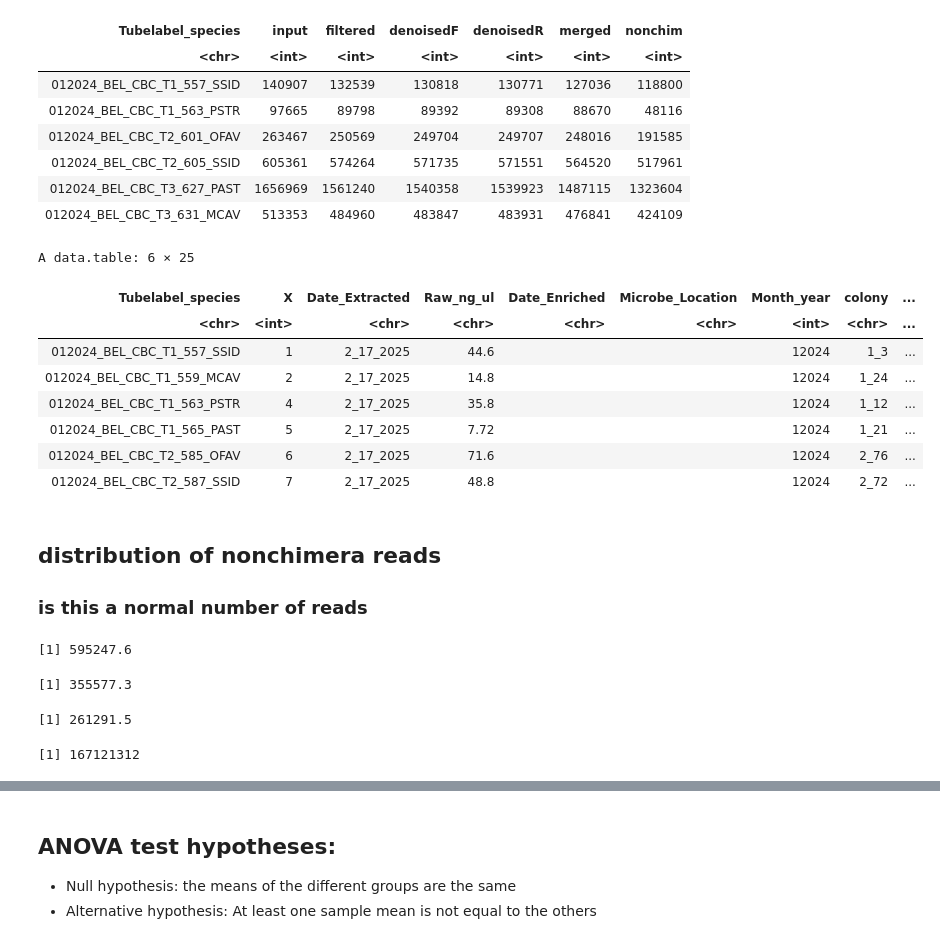
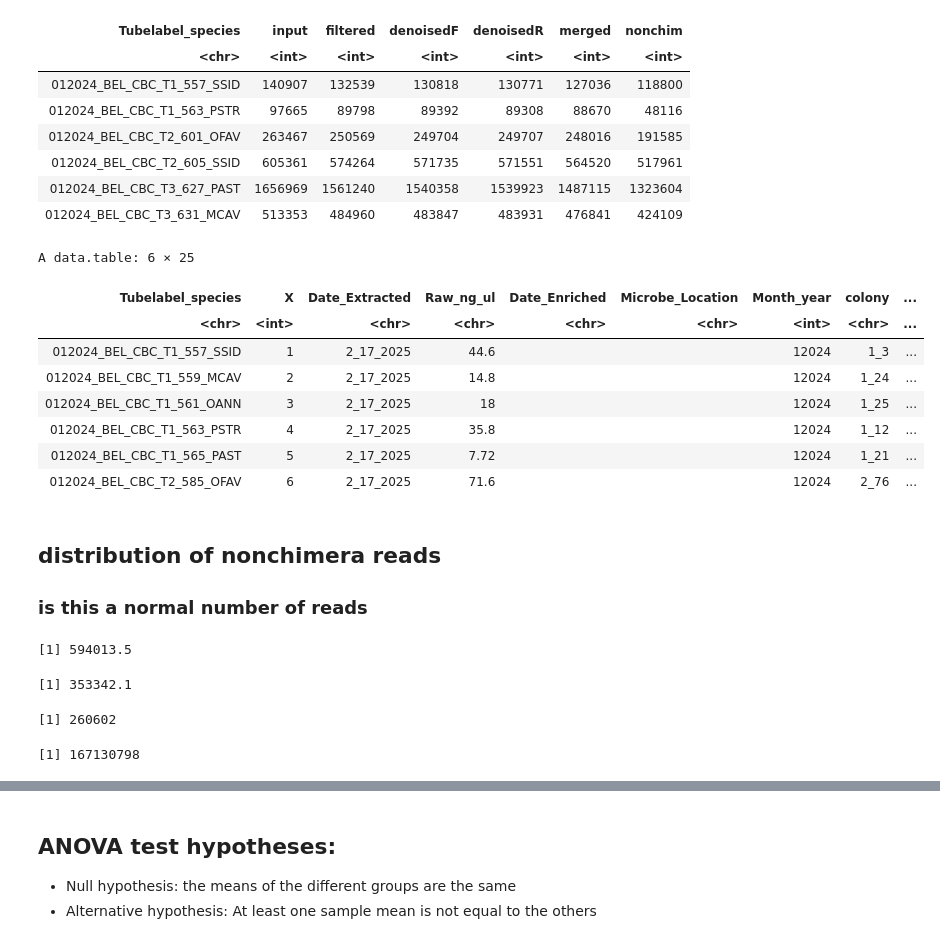
Before and after one commit to cdesouza02/BEL_16S_ITS2, a Jupyter notebook: BEL_16S_outputs/dada2_test.ipynb, the cells around one changed output, grey strips where cells are left out. Saved outputs shown, nothing was run; the diff lists cells and outputs as text; code cells hidden in the pictures.

```diff
--- a/BEL_16S_outputs/dada2_test.ipynb
+++ b/BEL_16S_outputs/dada2_test.ipynb
@@ -161,35 +151,35 @@ track_meta_all <- merge(meta, track, by = "Tubelabel_species", all = FALSE)
 # %%
 track_meta <- track_meta_all[track_meta_all$nonchim > 10000, ]
 # %%
-head(track_meta)
+head(track_meta_all)
 # %% [output]
 A data.table: 6 × 25
 | Tubelabel_species | X | Date_Extracted | Raw_ng_ul | Date_Enriched | Microbe_Location | Month_year | colony | ... |
 | <chr> | <int> | <chr> | <chr> | <chr> | <chr> | <int> | <chr> | ... |
 | 012024_BEL_CBC_T1_557_SSID | 1 | 2_17_2025 | 44.6 |  |  | 12024 | 1_3 | ... |
 | 012024_BEL_CBC_T1_559_MCAV | 2 | 2_17_2025 | 14.8 |  |  | 12024 | 1_24 | ... |
+| 012024_BEL_CBC_T1_561_OANN | 3 | 2_17_2025 | 18 |  |  | 12024 | 1_25 | ... |
 | 012024_BEL_CBC_T1_563_PSTR | 4 | 2_17_2025 | 35.8 |  |  | 12024 | 1_12 | ... |
 | 012024_BEL_CBC_T1_565_PAST | 5 | 2_17_2025 | 7.72 |  |  | 12024 | 1_21 | ... |
 | 012024_BEL_CBC_T2_585_OFAV | 6 | 2_17_2025 | 71.6 |  |  | 12024 | 2_76 | ... |
-| 012024_BEL_CBC_T2_587_SSID | 7 | 2_17_2025 | 48.8 |  |  | 12024 | 2_72 | ... |
 # %% [markdown]
 ## distribution of nonchimera reads
 ###  is this a normal number of reads
 # %%
 #standard deviation measures the dispersion of this data set relative to the mean
-sd(track_meta$nonchim, na.rm = FALSE)
+sd(track_meta_all$nonchim, na.rm = FALSE)
 # %% [output]
-[1] 595247.6
+[1] 594013.5
 # %%
-mean(track_meta$nonchim)
+mean(track_meta_all$nonchim)
 # %% [output]
-[1] 355577.3
+[1] 353342.1
 # %%
-median(track_meta$nonchim)
+median(track_meta_all$nonchim)
 # %% [output]
-[1] 261291.5
+[1] 260602
 # %%
-sum(track_meta$nonchim)
+sum(track_meta_all$nonchim)
 # %% [output]
-[1] 167121312
+[1] 167130798
 # %%
```
Also changed, not shown: parts of 18 cells of this notebook, 2 other files.
